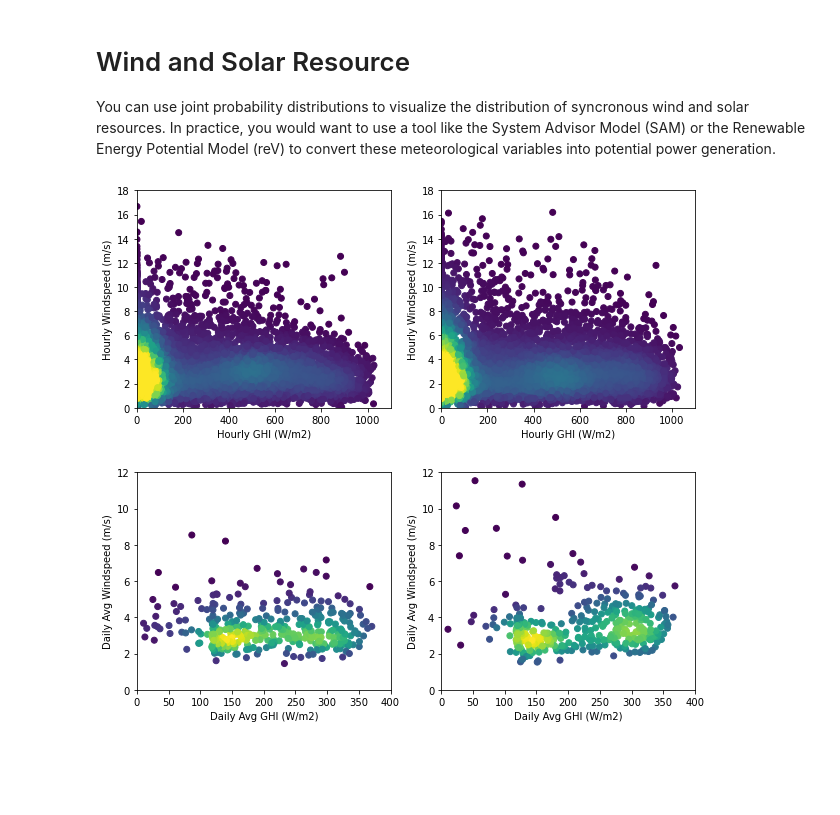
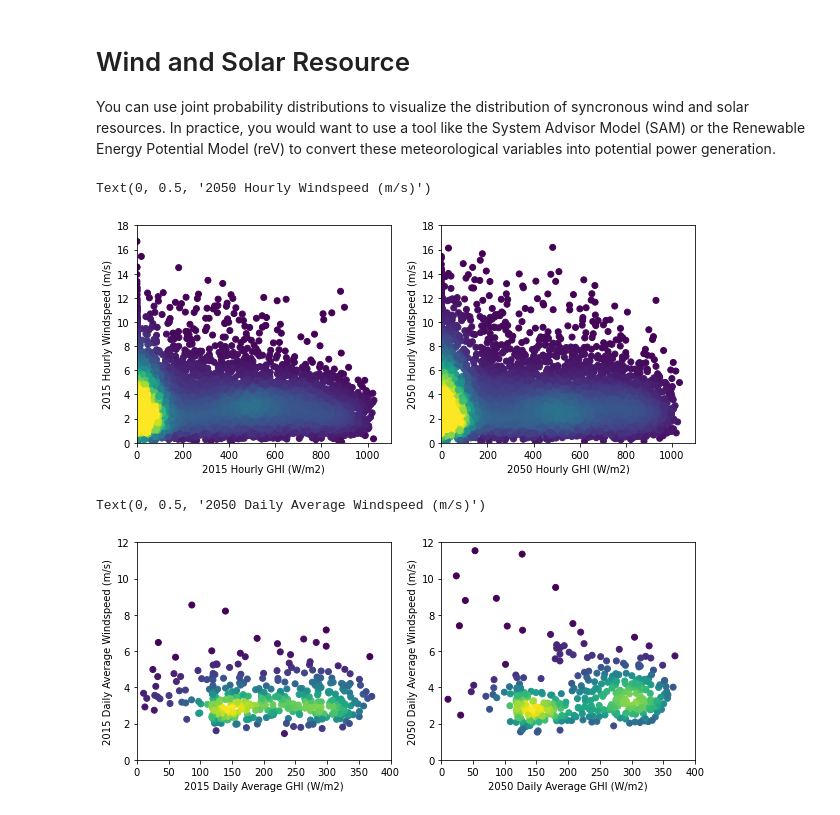
Before and after one commit to NREL/sup3r, a Jupyter notebook: examples/sup3rcc/using_the_data.ipynb, the cells around one changed output. Drawn from its saved outputs; the diff is of its cells as text; code cells hidden in the pictures; blank space fills up the shorter version.

```diff
--- a/examples/sup3rcc/using_the_data.ipynb
+++ b/examples/sup3rcc/using_the_data.ipynb
@@ -161,34 +141,42 @@ ax[1].scatter(data_2050['ghi'], data_2050['ws'], c=c2, vmin=0, vmax=0.5)
 for subax in ax:
     subax.set_xlim(0, 1100)
     subax.set_ylim(0, 18)
-    subax.set_xlabel('Hourly GHI (W/m2)')
-    subax.set_ylabel('Hourly Windspeed (m/s)')
+
+ax[0].set_xlabel('2015 Hourly GHI (W/m2)')
+ax[0].set_ylabel('2015 Hourly Windspeed (m/s)')
+ax[1].set_xlabel('2050 Hourly GHI (W/m2)')
+ax[1].set_ylabel('2050 Hourly Windspeed (m/s)')
 # %% [output]
+Text(0, 0.5, '2050 Hourly Windspeed (m/s)')
-[figure, old version]
+[figure, new version]
 # %%
 fig, ax = plt.subplots(1, 2, figsize=(10, 4))
 
 def get_daily_means(arr):
     arr = np.roll(arr, -7)
     day_slices = [slice(i, i+24) for i in range(0, 8760, 24)]
     arr = [arr[islice].mean() for islice in day_slices]
     return np.array(arr)
 
 ghi_2015 = get_daily_means(data_2015['ghi'])
 ghi_2050 = get_daily_means(data_2050['ghi'])
 ws_2015 = get_daily_means(data_2015['ws'])
 ws_2050 = get_daily_means(data_2050['ws'])
 
 c1 = get_density(ghi_2015, ws_2015)
 c2 = get_density(ghi_2050, ws_2050)
 
 ax[0].scatter(ghi_2015, ws_2015, c=c1, vmin=0, vmax=1)
 ax[1].scatter(ghi_2050, ws_2050, c=c2, vmin=0, vmax=1)
 
 for subax in ax:
     subax.set_xlim(0, 400)
     subax.set_ylim(0, 12)
-    subax.set_xlabel('Daily Avg GHI (W/m2)')
-    subax.set_ylabel('Daily Avg Windspeed (m/s)')
+
+ax[0].set_xlabel('2015 Daily Average GHI (W/m2)')
+ax[0].set_ylabel('2015 Daily Average Windspeed (m/s)')
+ax[1].set_xlabel('2050 Daily Average GHI (W/m2)')
+ax[1].set_ylabel('2050 Daily Average Windspeed (m/s)')
 # %% [output]
+Text(0, 0.5, '2050 Daily Average Windspeed (m/s)')
-[figure, old version]
+[figure, new version]
```
Also changed, not shown: parts of 2 cells of this notebook.
